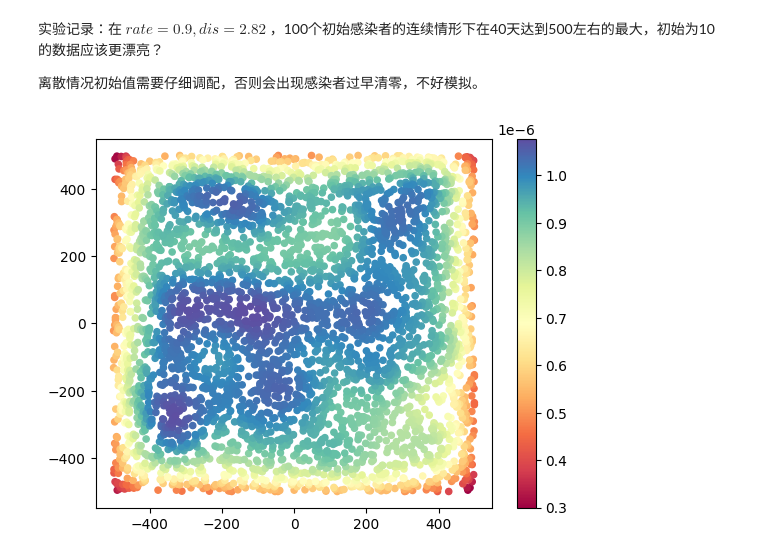
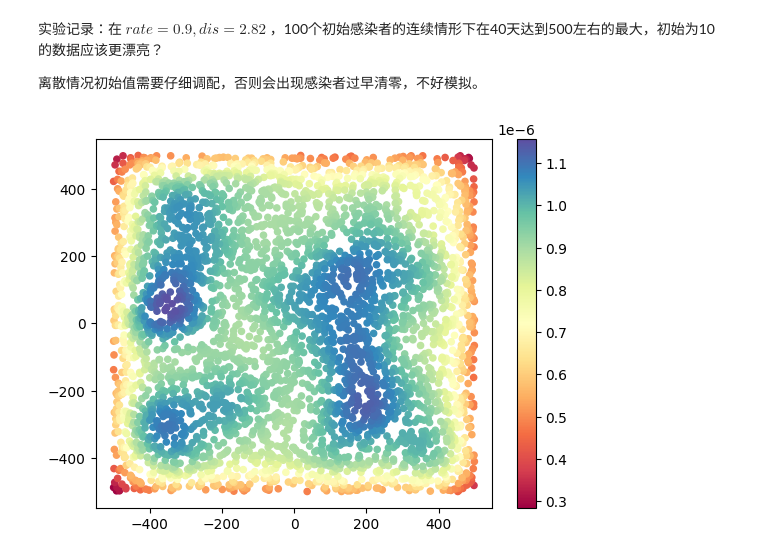
Before and after one commit to LittlewoodLang1122/SIE, a Jupyter notebook: test.ipynb, the cells around one changed output. Saved outputs shown, nothing was run; the diff lists cells and outputs as text; code cells hidden in the pictures.

```diff
--- a/test.ipynb
+++ b/test.ipynb
@@ -12,11 +12,11 @@ from matplotlib import pyplot as plt
 import utils
 import crowd
 # %%
-c = crowd.crowd(4000, 'dis')
+c = crowd.crowd(4000, 'con')
 c.data
 c.visualize()
 # %% [output]
-[figure, old version]
+[figure, new version]
 # %%
 x = utils.Process(c, Animator=True)
 # %% [output]
```
Also changed, not shown: parts of 4 cells of this notebook, 3 other files.
